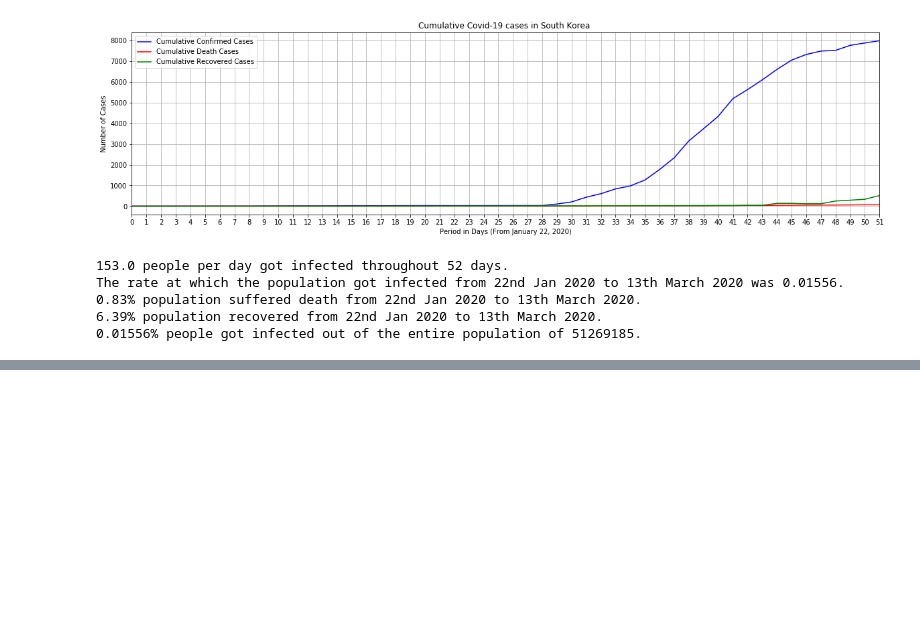
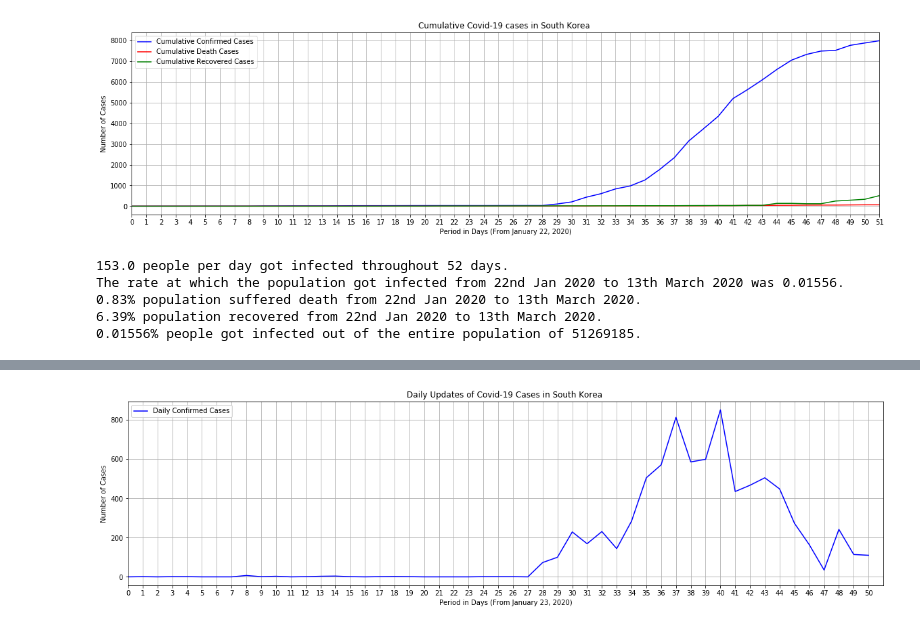
Before and after one commit to davesiddharth/Covid-19-US-Canada-Case-Prediction, a Jupyter notebook: COVID-19_South_Korea/Data_cleaning_South_Korea.ipynb, the cells around one changed output, grey strips where cells are left out. Cells and saved outputs as stored; diff of their text form; code cells hidden in the pictures; blank space fills up the shorter version.

Commit message:
Added daily updated code

```diff
--- a/COVID-19_South_Korea/Data_cleaning_South_Korea.ipynb
+++ b/COVID-19_South_Korea/Data_cleaning_South_Korea.ipynb
@@ -238,3 +227,14 @@ The rate at which the population got infected from 22nd Jan 2020 to 13th March 2
 0.83% population suffered death from 22nd Jan 2020 to 13th March 2020.
 6.39% population recovered from 22nd Jan 2020 to 13th March 2020.
 0.01556% people got infected out of the entire population of 51269185.
+# %%
+# Calculating the increase in confirmed cases per day
+south_korea_df["Date"]
+cumulative_cases = south_korea_df["Cumulative Confirmed"]
+difference = np.diff(cumulative_cases)
+# %%
+difference.tolist()
+south_korea_daily_df=pd.DataFrame({"Date":south_korea_df["Date"].drop(0).tolist(),\
+                           "Daily Confirmed":difference.tolist()
+                           })
+south_korea_daily_df.head()
@@ -240,0 +248,23 @@ The rate at which the population got infected from 22nd Jan 2020 to 13th March 2
+# %%
+# Plot the daily updates in South Korea
+
+plt.figure(figsize=(20, 5))
+x_axis = np.arange(0, len(south_korea_daily_df))
+tick_locations = []
+for x in x_axis:
+    tick_locations.append(x)
+
+plt.title("Daily Updates of Covid-19 Cases in South Korea ")
+plt.xlabel("Period in Days (From January 23, 2020)")
+plt.ylabel("Number of Cases")
+plt.grid()
+
+confirmed_cases, = plt.plot(x_axis, south_korea_daily_df.loc[:,'Daily Confirmed'], color="blue", label="Daily Confirmed Cases")
+
+plt.legend(handles=[confirmed_cases], loc="upper left")
+plt.xticks(tick_locations)
+plt.xlim(0, 51)
+plt.savefig("Daily Updated Cases for South Korea.jpg")
+plt.show()
+# %% [output]
+[figure, added]
```
Also changed, not shown: parts of 3 cells of this notebook, 1 other file.
